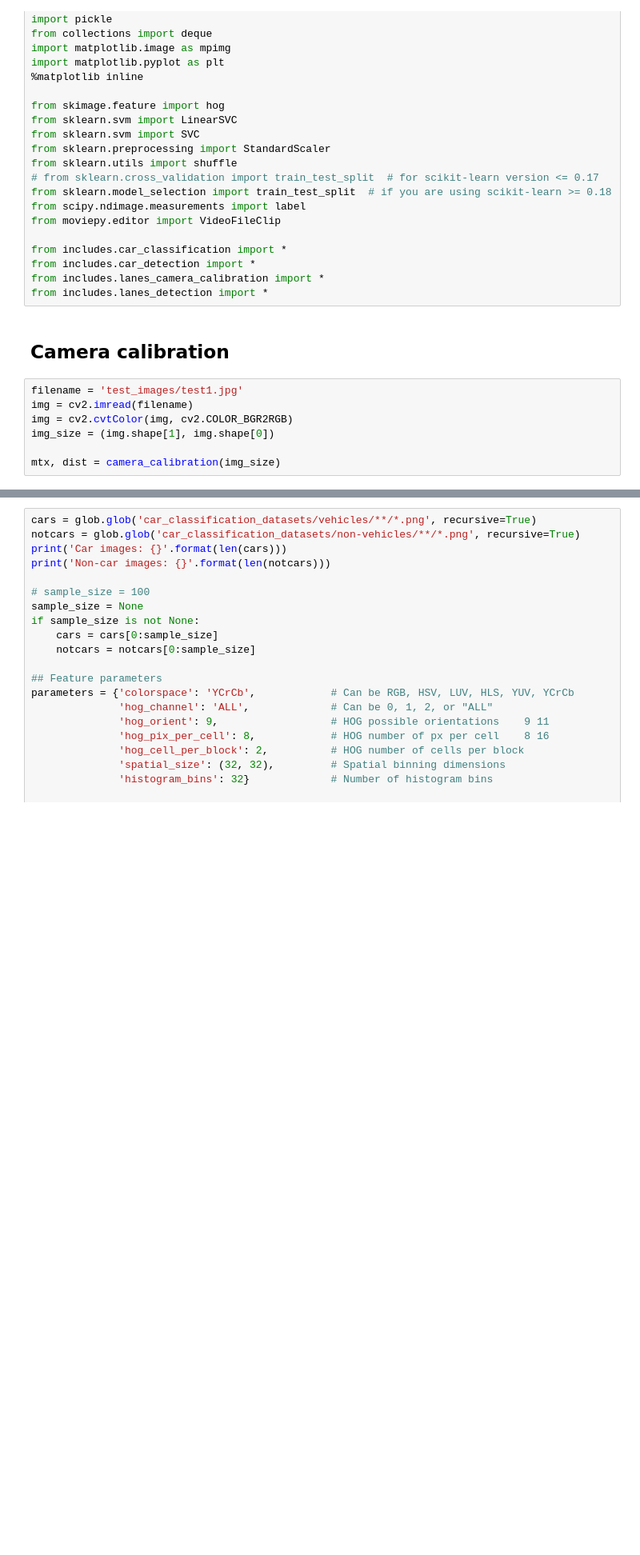
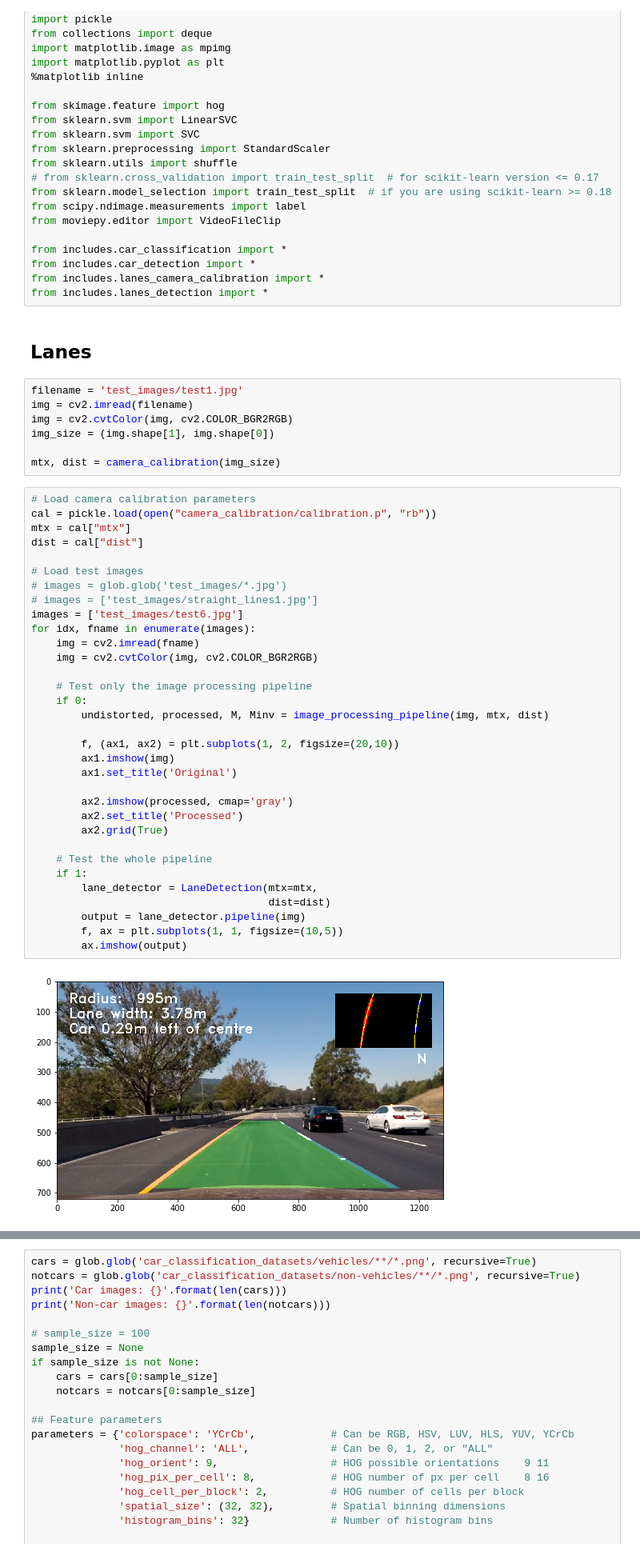
Before and after one commit to gaumarjos/T1-P5-CarND-Vehicle-Detection, a Jupyter notebook: vehicles_and_lanes.ipynb, the cells around one changed output, grey strips where cells are left out. Shown: that part at 80% size. Drawn from its saved outputs; the diff is of its cells as text; blank space fills up the shorter version.

Commit message:
Lane detection pipeline working

```diff
--- a/vehicles_and_lanes.ipynb
+++ b/vehicles_and_lanes.ipynb
@@ -23,8 +23,8 @@ from includes.car_classification import *
 from includes.car_detection import *
 from includes.lanes_camera_calibration import *
 from includes.lanes_detection import *
-# %% [markdown]
-## Camera calibration
+# %% [markdown]
+## Lanes
 # %%
 filename = 'test_images/test1.jpg'
 img = cv2.imread(filename)
@@ -32,3 +32,38 @@ img = cv2.cvtColor(img, cv2.COLOR_BGR2RGB)
 img_size = (img.shape[1], img.shape[0])
 
 mtx, dist = camera_calibration(img_size)
+# %%
+# Load camera calibration parameters
+cal = pickle.load(open("camera_calibration/calibration.p", "rb"))
+mtx = cal["mtx"]
+dist = cal["dist"]
+
+# Load test images
+# images = glob.glob('test_images/*.jpg')
+# images = ['test_images/straight_lines1.jpg']
+images = ['test_images/test6.jpg']
+for idx, fname in enumerate(images):
+    img = cv2.imread(fname)
+    img = cv2.cvtColor(img, cv2.COLOR_BGR2RGB)
+
+    # Test only the image processing pipeline
+    if 0:
+        undistorted, processed, M, Minv = image_processing_pipeline(img, mtx, dist)
+
+        f, (ax1, ax2) = plt.subplots(1, 2, figsize=(20,10))
+        ax1.imshow(img)
+        ax1.set_title('Original')
+
+        ax2.imshow(processed, cmap='gray')
+        ax2.set_title('Processed')
+        ax2.grid(True)
+
+    # Test the whole pipeline
+    if 1:
+        lane_detector = LaneDetection(mtx=mtx,
+                                      dist=dist)
+        output = lane_detector.pipeline(img)
+        f, ax = plt.subplots(1, 1, figsize=(10,5))
+        ax.imshow(output)
+# %% [output]
+[figure, added]
```
Also changed, not shown: parts of 5 cells of this notebook, 2 other files.
